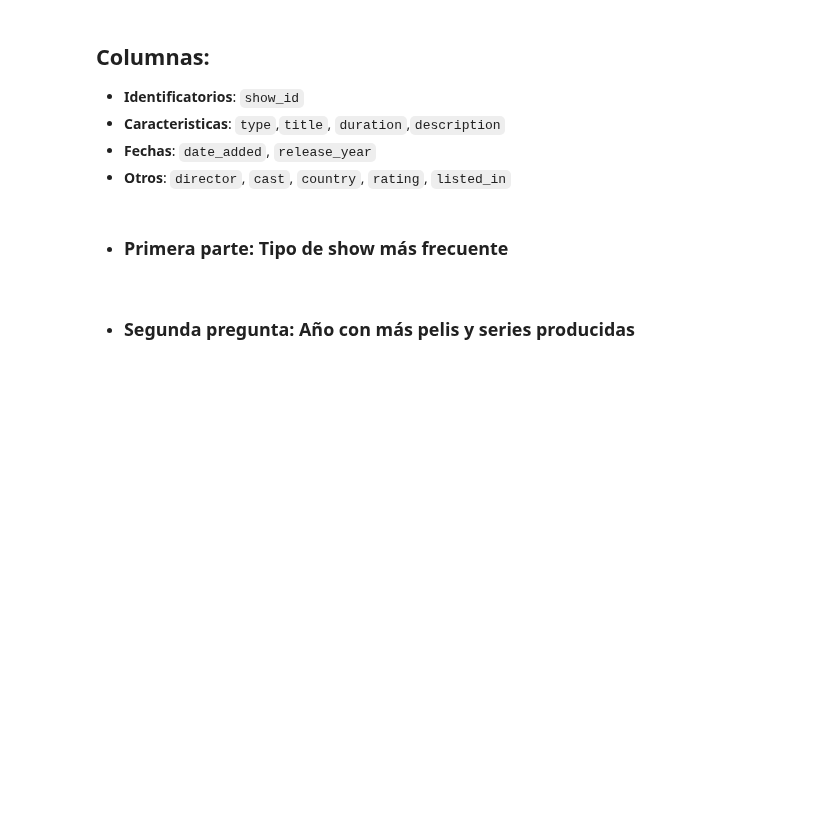
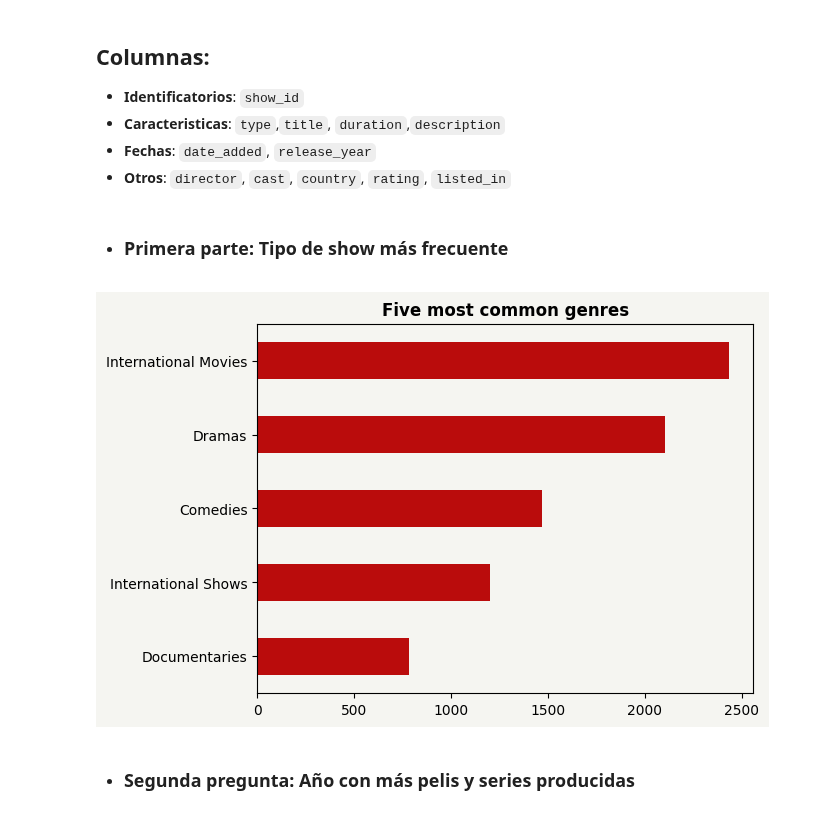
Before and after one commit to Apanizza197/AnalisisDeDatos, a Jupyter notebook: Practico2/practico_2.ipynb, the cells around one changed output. Drawn from its saved outputs; the diff is of its cells as text; code cells hidden in the pictures; blank space fills up the shorter version.

```diff
--- a/Practico2/practico_2.ipynb
+++ b/Practico2/practico_2.ipynb
@@ -34,28 +38,31 @@ df_tv = df[df['type'] == 'TV Show']
 # %%
 #Cast 'listed_in' to string
-df_tv['listed_in'] = df_tv['listed_in'].astype(str)
+df['listed_in'] = df['listed_in'].astype(str)
 
 #Dropping the null values and separating them
-df_tv = df_tv.dropna(subset=['listed_in'])
-div_genres = df_tv['listed_in'].str.split(', ').explode()
+df_str = df.dropna(subset=['listed_in'])
+div_genres = df_str['listed_in'].str.split(', ').explode()
 
 div_genres = div_genres.replace(replace_dict)
 genre_count = div_genres.value_counts().head(5)
+
 fig, ax = plt.subplots()
 
 #Creating the chart
 fig.patch.set_facecolor(color=colours[0])
 bar_colours = [colours[2]] * 10
 
 genre_count_sort = genre_count.sort_values(ascending=True)
-genre_count_sort.plot(kind='bar', color=bar_colours, ax=ax)
+genre_count_sort.plot(kind='barh', color=bar_colours, ax=ax)
 
-ax.set_title('Five most common TV Show genres', fontweight = 'bold')
+ax.set_title('Five most common genres', fontweight = 'bold')
 ax.set_ylabel('')
 
 ax.set_facecolor(colours[0])
 
 plt.show()
+# %% [output]
+[figure, added]
 # %% [markdown]
 + ### **Segunda pregunta: Año con más pelis y series producidas**
 # %%
```
Also changed, not shown: parts of 4 cells of this notebook.
